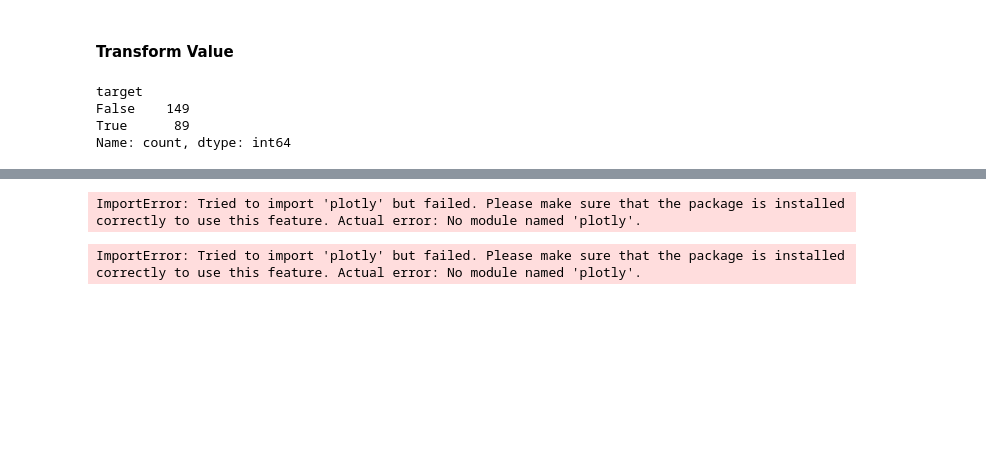
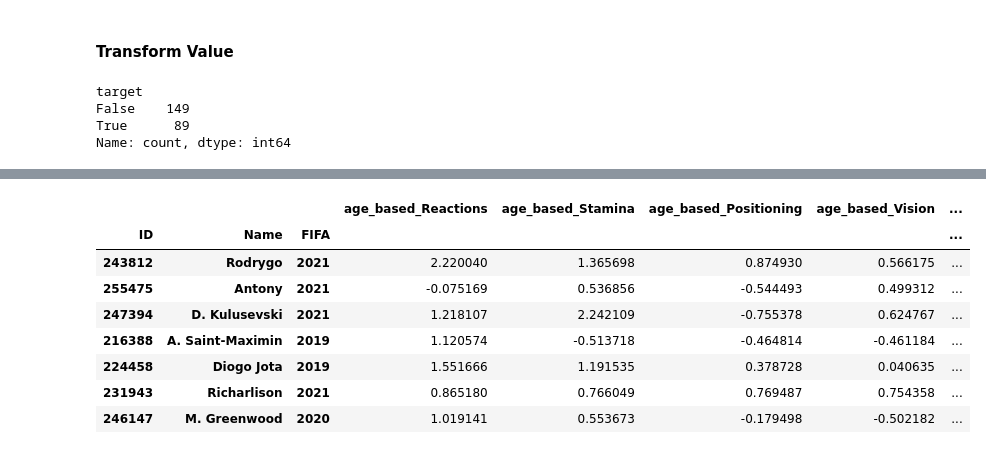
Before and after one commit to robb1302/statsfaction, a Jupyter notebook: scripts/sport_analytics/model/what was his name again.ipynb, the cells around one changed output, grey strips where cells are left out. Cells and saved outputs as stored; diff of their text form; code cells hidden in the pictures; blank space fills up the shorter version.

```diff
--- a/scripts/sport_analytics/model/what was his name again.ipynb
+++ b/scripts/sport_analytics/model/what was his name again.ipynb
@@ -432,9 +580,13 @@ Best AUC: 0.7352941176470588
-# %%
-import plotly
-optuna.visualization.plot_parallel_coordinate(study)
-# %% [output]
-ImportError: Tried to import 'plotly' but failed. Please make sure that the package is installed correctly to use this feature. Actual error: No module named 'plotly'.
-# %%
-optuna.visualization.plot_optimization_history(study)
-# %% [output]
-ImportError: Tried to import 'plotly' but failed. Please make sure that the package is installed correctly to use this feature. Actual error: No module named 'plotly'.
+# %%
+false_positives = (my_model.predict_proba(X_test_scaled_df)[:,1]>0.5)&(~y_test)
+X_test_scaled_df[false_positives]
+# %% [output]
+|  |  |  | age_based_Reactions | age_based_Stamina | age_based_Positioning | age_based_Vision | ... |
+| ID | Name | FIFA |  |  |  |  | ... |
+| 243812 | Rodrygo | 2021 | 2.220040 | 1.365698 | 0.874930 | 0.566175 | ... |
+| 255475 | Antony | 2021 | -0.075169 | 0.536856 | -0.544493 | 0.499312 | ... |
+| 247394 | D. Kulusevski | 2021 | 1.218107 | 2.242109 | -0.755378 | 0.624767 | ... |
+| 216388 | A. Saint-Maximin | 2019 | 1.120574 | -0.513718 | -0.464814 | -0.461184 | ... |
+| 224458 | Diogo Jota | 2019 | 1.551666 | 1.191535 | 0.378728 | 0.040635 | ... |
+| 231943 | Richarlison | 2021 | 0.865180 | 0.766049 | 0.769487 | 0.754358 | ... |
+| 246147 | M. Greenwood | 2020 | 1.019141 | 0.553673 | -0.179498 | -0.502182 | ... |
```
Also changed, not shown: parts of 17 cells of this notebook, 1 other file.
